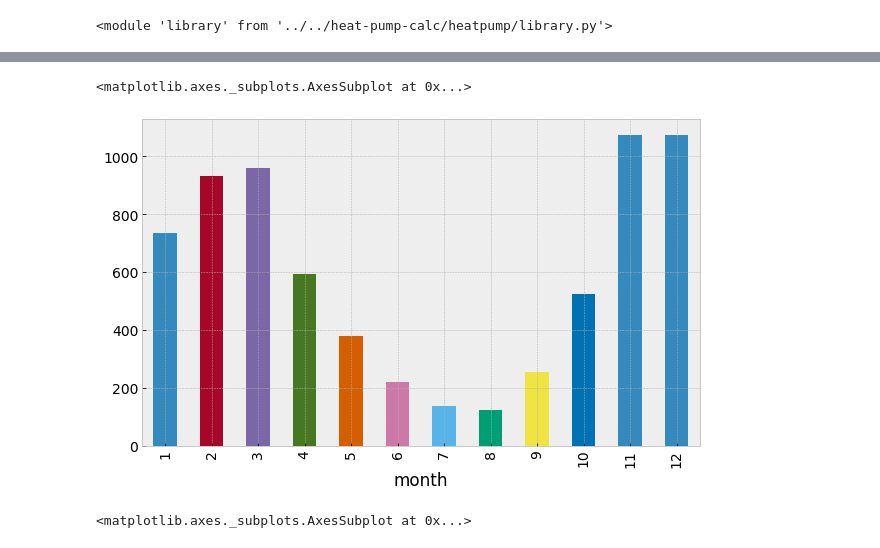
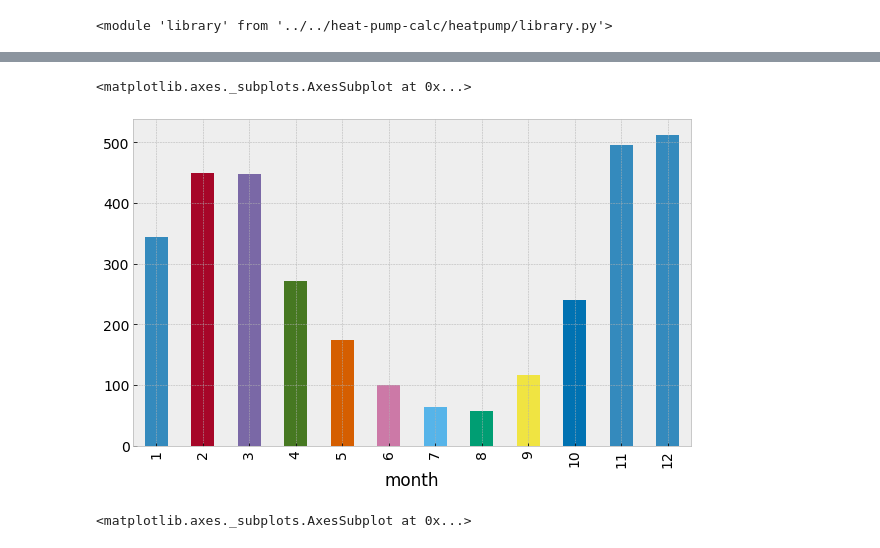
Before and after one commit to alanmitchell/heat-pump-study, a Jupyter notebook: general/calc_model_dev.ipynb, the cells around one changed output, grey strips where cells are left out. Cells and saved outputs as stored; diff of their text form; code cells hidden in the pictures.

```diff
--- a/general/calc_model_dev.ipynb
+++ b/general/calc_model_dev.ipynb
@@ -258,7 +272,10 @@ class HomeEnergyModel(object):
 m = HomeEnergyModel(257, 53, 575, 4)
 m.garage_stall_count = 1
 m.bldg_floor_area = 2100
-m.calculate()
+m.insul_level = 1
+m.garage_heated_by_hp = False
 m.no_heat_pump_use = True
 m.calculate()
+m.no_heat_pump_use = False
+m.calculate()
 # %% [output]
@@ -420,8 +317,8 @@ df_hourly.describe()
 # %%
-df_mo = df_hourly.groupby('month')[['hp_kwh', 'secondary_fuel']].sum()
+df_mo = m.df_hourly.groupby('month')[['hp_kwh', 'secondary_fuel']].sum()
 df_mo.hp_kwh.plot(kind='bar')
 # %% [output]
 <matplotlib.axes._subplots.AxesSubplot at 0x...>
-[figure, old version]
+[figure, new version]
 # %%
 # Check whether COP is getting modeled correctly
```
Also changed, not shown: parts of 12 cells of this notebook.
